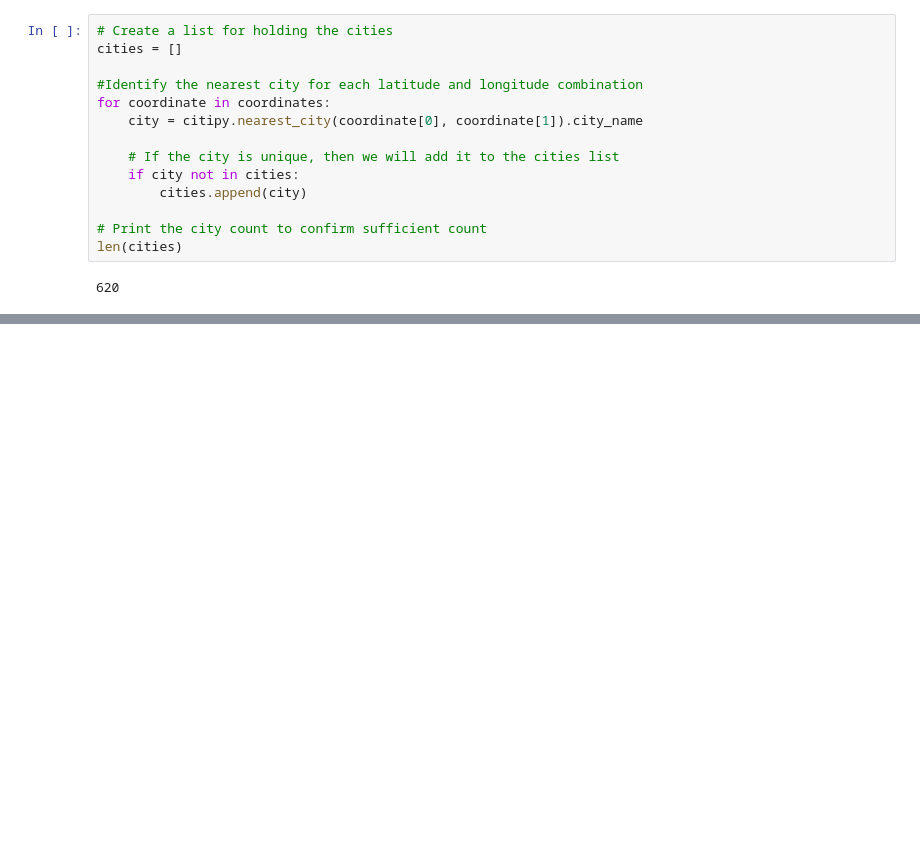
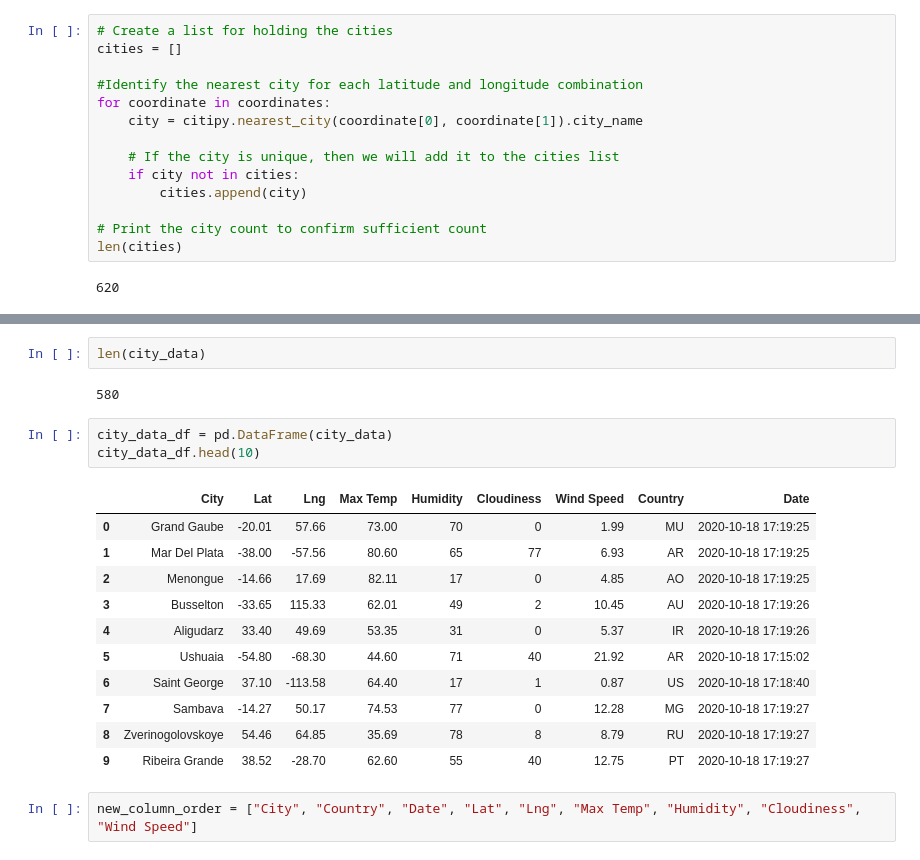
Before and after one commit to jcp650/World_Weather_Analysis, a Jupyter notebook: WeatherPy.ipynb, the cells around one changed output, grey strips where cells are left out. Drawn from its saved outputs; the diff is of its cells as text; blank space fills up the shorter version.

```diff
--- a/WeatherPy.ipynb
+++ b/WeatherPy.ipynb
@@ -33,0 +164,21 @@ len(cities)
+# %%
+len(city_data)
+# %% [output]
+580
+# %%
+city_data_df = pd.DataFrame(city_data)
+city_data_df.head(10)
+# %% [output]
+|  | City | Lat | Lng | Max Temp | Humidity | Cloudiness | Wind Speed | Country | Date |
+| 0 | Grand Gaube | -20.01 | 57.66 | 73.00 | 70 | 0 | 1.99 | MU | 2020-10-18 17:19:25 |
+| 1 | Mar Del Plata | -38.00 | -57.56 | 80.60 | 65 | 77 | 6.93 | AR | 2020-10-18 17:19:25 |
+| 2 | Menongue | -14.66 | 17.69 | 82.11 | 17 | 0 | 4.85 | AO | 2020-10-18 17:19:25 |
+| 3 | Busselton | -33.65 | 115.33 | 62.01 | 49 | 2 | 10.45 | AU | 2020-10-18 17:19:26 |
+| 4 | Aligudarz | 33.40 | 49.69 | 53.35 | 31 | 0 | 5.37 | IR | 2020-10-18 17:19:26 |
+| 5 | Ushuaia | -54.80 | -68.30 | 44.60 | 71 | 40 | 21.92 | AR | 2020-10-18 17:15:02 |
+| 6 | Saint George | 37.10 | -113.58 | 64.40 | 17 | 1 | 0.87 | US | 2020-10-18 17:18:40 |
+| 7 | Sambava | -14.27 | 50.17 | 74.53 | 77 | 0 | 12.28 | MG | 2020-10-18 17:19:27 |
+| 8 | Zverinogolovskoye | 54.46 | 64.85 | 35.69 | 78 | 8 | 8.79 | RU | 2020-10-18 17:19:27 |
+| 9 | Ribeira Grande | 38.52 | -28.70 | 62.60 | 55 | 40 | 12.75 | PT | 2020-10-18 17:19:27 |
+# %%
+new_column_order = ["City", "Country", "Date", "Lat", "Lng", "Max Temp", "Humidity", "Cloudiness", "Wind Speed"]
```
Also changed, not shown: parts of 5 cells of this notebook, 1 other file.
